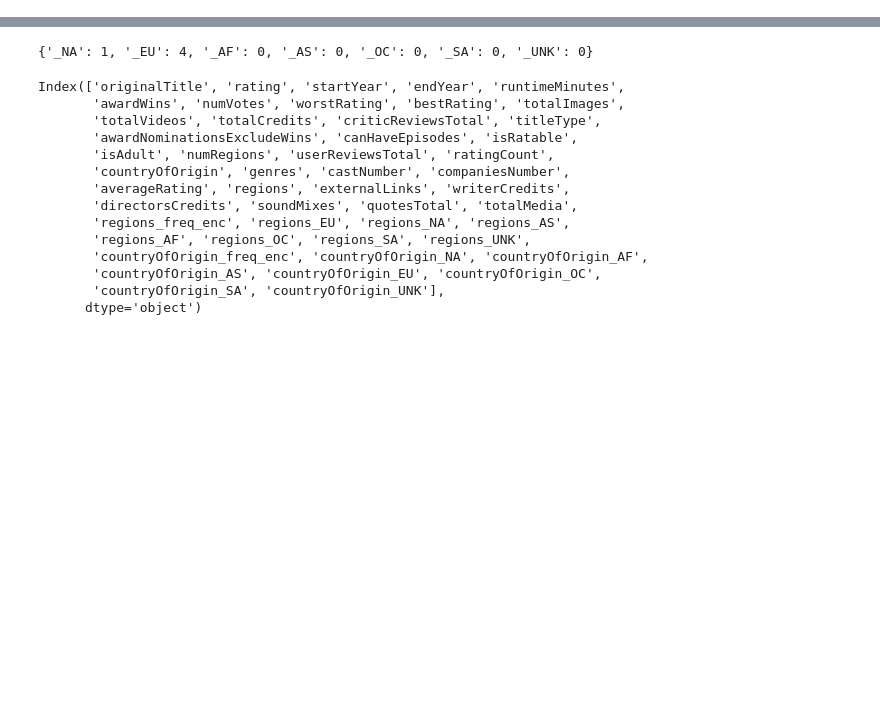
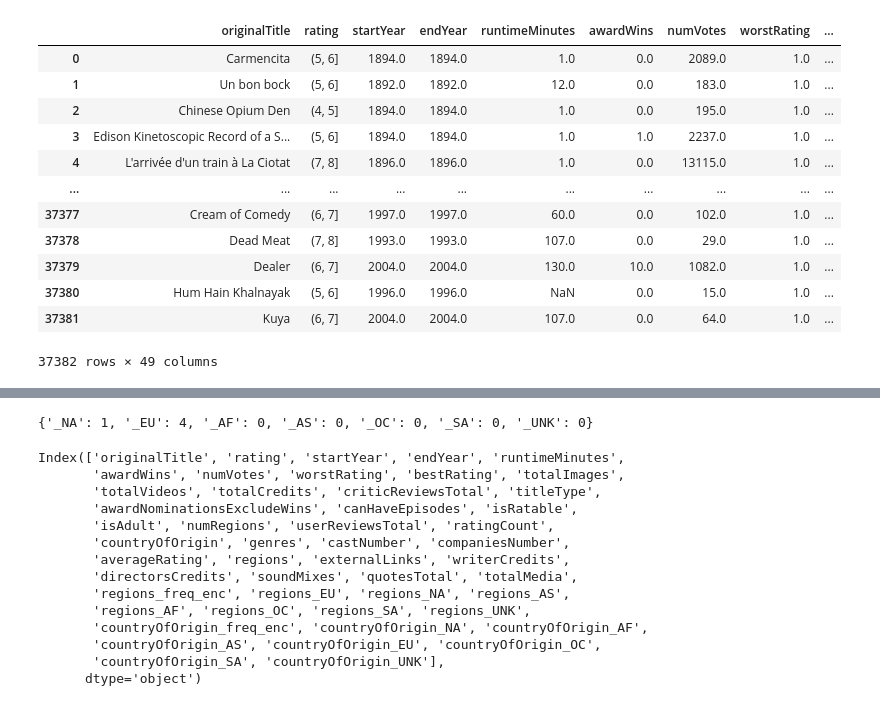
Before and after one commit to ChefBB/dm2_project, a Jupyter notebook: feature_merge_bruno.ipynb, the cells around one changed output, grey strips where cells are left out. Cells and saved outputs as stored; diff of their text form; code cells hidden in the pictures; blank space fills up the shorter version.

```diff
--- a/feature_merge_bruno.ipynb
+++ b/feature_merge_bruno.ipynb
@@ -0,0 +1,19 @@
+# %%
+import pandas as pd
+
+df = pd.read_csv('dm2_dataset_2425_imdb/preprocessed_full.csv')
+df
+# %% [output]
+|  | originalTitle | rating | startYear | endYear | runtimeMinutes | awardWins | numVotes | worstRating | ... |
+| 0 | Carmencita | (5, 6] | 1894.0 | 1894.0 | 1.0 | 0.0 | 2089.0 | 1.0 | ... |
+| 1 | Un bon bock | (5, 6] | 1892.0 | 1892.0 | 12.0 | 0.0 | 183.0 | 1.0 | ... |
+| 2 | Chinese Opium Den | (4, 5] | 1894.0 | 1894.0 | 1.0 | 0.0 | 195.0 | 1.0 | ... |
+| 3 | Edison Kinetoscopic Record of a S... | (5, 6] | 1894.0 | 1894.0 | 1.0 | 1.0 | 2237.0 | 1.0 | ... |
+| 4 | L'arrivée d'un train à La Ciotat | (7, 8] | 1896.0 | 1896.0 | 1.0 | 0.0 | 13115.0 | 1.0 | ... |
+| ... | ... | ... | ... | ... | ... | ... | ... | ... | ... |
+| 37377 | Cream of Comedy | (6, 7] | 1997.0 | 1997.0 | 60.0 | 0.0 | 102.0 | 1.0 | ... |
+| 37378 | Dead Meat | (7, 8] | 1993.0 | 1993.0 | 107.0 | 0.0 | 29.0 | 1.0 | ... |
+| 37379 | Dealer | (6, 7] | 2004.0 | 2004.0 | 130.0 | 10.0 | 1082.0 | 1.0 | ... |
+| 37380 | Hum Hain Khalnayak | (5, 6] | 1996.0 | 1996.0 | NaN | 0.0 | 15.0 | 1.0 | ... |
+| 37381 | Kuya | (6, 7] | 2004.0 | 2004.0 | 107.0 | 0.0 | 64.0 | 1.0 | ... |
+37382 rows × 49 columns
```
Also changed, not shown: parts of 12 cells of this notebook, 7 other files.
